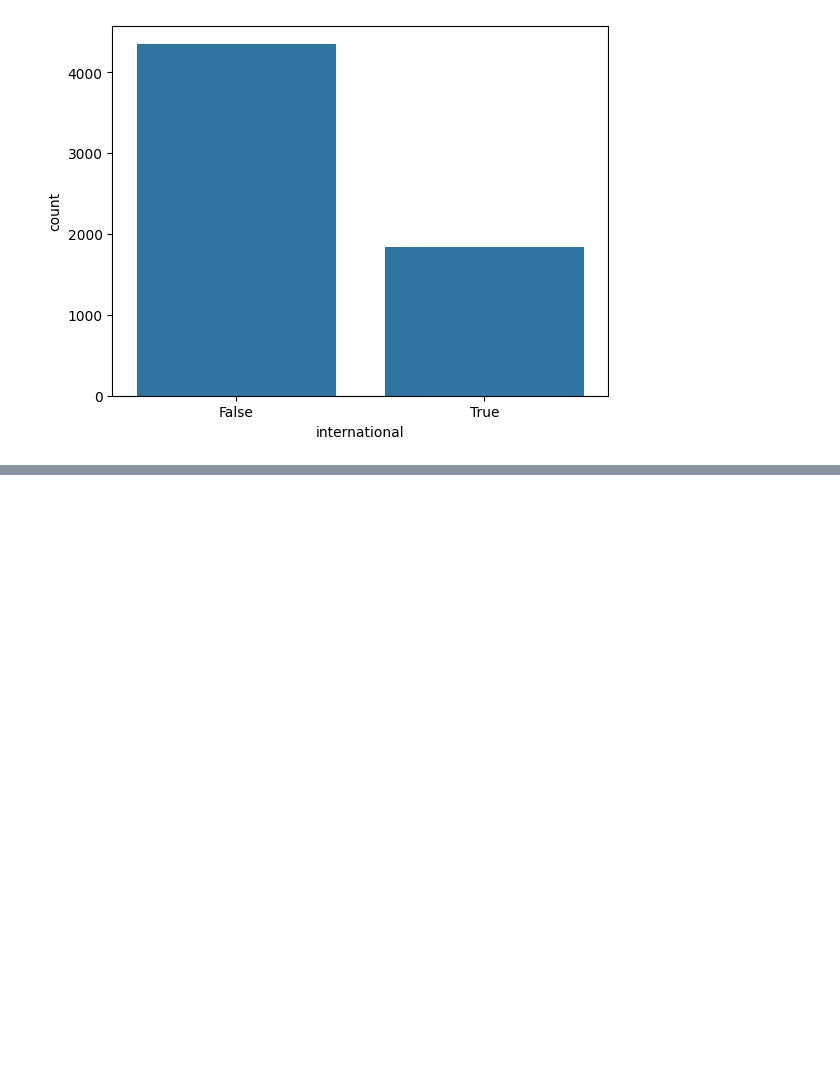
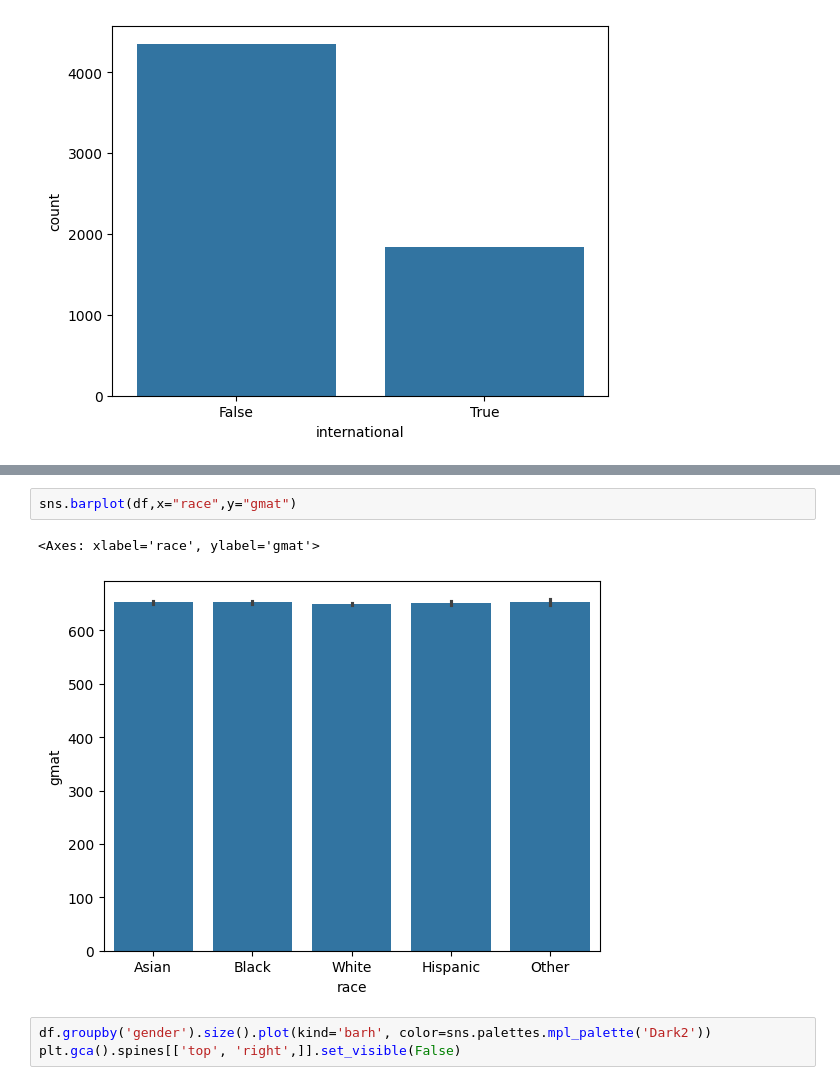
Before and after one commit to saadkhalidabbasi/EDA-Projects, a Jupyter notebook: MBA_Admission_EDA.ipynb, the cells around one changed output, grey strips where cells are left out. Saved outputs shown, nothing was run; the diff lists cells and outputs as text; blank space fills up the shorter version.

```diff
--- a/MBA_Admission_EDA.ipynb
+++ b/MBA_Admission_EDA.ipynb
@@ -135,0 +176,8 @@ fig.show()
+# %%
+sns.barplot(df,x="race",y="gmat")
+# %% [output]
+<Axes: xlabel='race', ylabel='gmat'>
+[figure, added]
+# %%
+df.groupby('gender').size().plot(kind='barh', color=sns.palettes.mpl_palette('Dark2'))
+plt.gca().spines[['top', 'right',]].set_visible(False)
```
Also changed, not shown: parts of 7 cells of this notebook.
